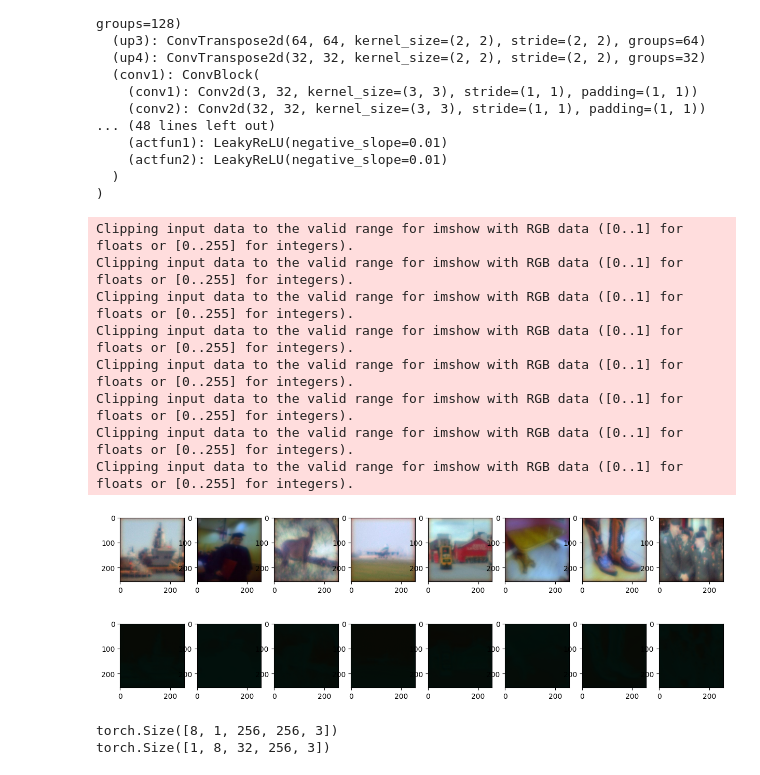
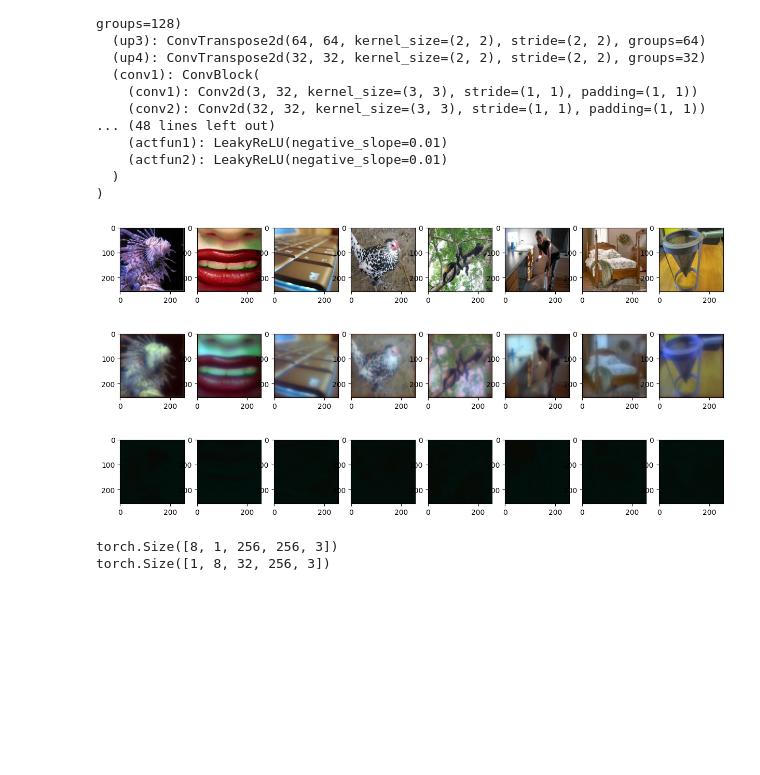
Before and after one commit to JipengSun/NanoArrays, a Jupyter notebook: training.ipynb, the cells around one changed output. Drawn from its saved outputs; the diff is of its cells as text; code cells hidden in the pictures; blank space fills up the shorter version.

Commit message:
split the display logics

```diff
--- a/training.ipynb
+++ b/training.ipynb
@@ -88,23 +88,26 @@ Unet(
 # %%
 for itr in range(0,epochs):
     for i_batch, sample_batched in enumerate(dataloader_train):
         optimizer.zero_grad()
-        show_tensor_image(sample_batched['blur'])
-        x = reshape_image_to_train(sample_batched['blur']).to(device)
+
+        input = sample_batched['blur']
+        x = reshape_image_to_train(input).to(device)
         out = model(x)
-        show_output_tensor(out)
+
+        gt = sample_batched['gt']
+        gt_in_loss = reshape_image_to_train(gt).to(device)
+
+        display_results(input,gt,out)
+
+        if loss_type=='l1':
+            loss = loss_fn(out, gt_in_loss)
+        else:
+            loss = loss_fn(out, gt_in_loss)+(1- ms_ssim( out, gt_in_loss, data_range=1, size_average=False))
         break
 # %% [output]
-Clipping input data to the valid range for imshow with RGB data ([0..1] for floats or [0..255] for integers).
-Clipping input data to the valid range for imshow with RGB data ([0..1] for floats or [0..255] for integers).
-Clipping input data to the valid range for imshow with RGB data ([0..1] for floats or [0..255] for integers).
-Clipping input data to the valid range for imshow with RGB data ([0..1] for floats or [0..255] for integers).
-Clipping input data to the valid range for imshow with RGB data ([0..1] for floats or [0..255] for integers).
-Clipping input data to the valid range for imshow with RGB data ([0..1] for floats or [0..255] for integers).
-Clipping input data to the valid range for imshow with RGB data ([0..1] for floats or [0..255] for integers).
-Clipping input data to the valid range for imshow with RGB data ([0..1] for floats or [0..255] for integers).
-[figure, old version]
+[figure, new version]
-[figure, old version]
+[figure, new version]
+[figure, added]
 # %%
 best_loss=27e7
 import torch.nn as nn
```
Also changed, not shown: 1 other file.
